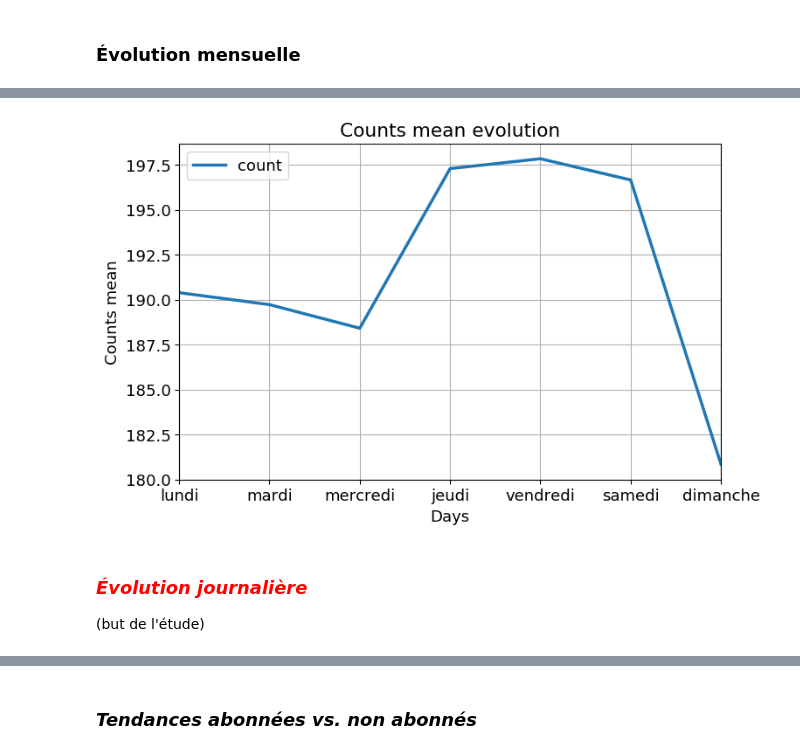
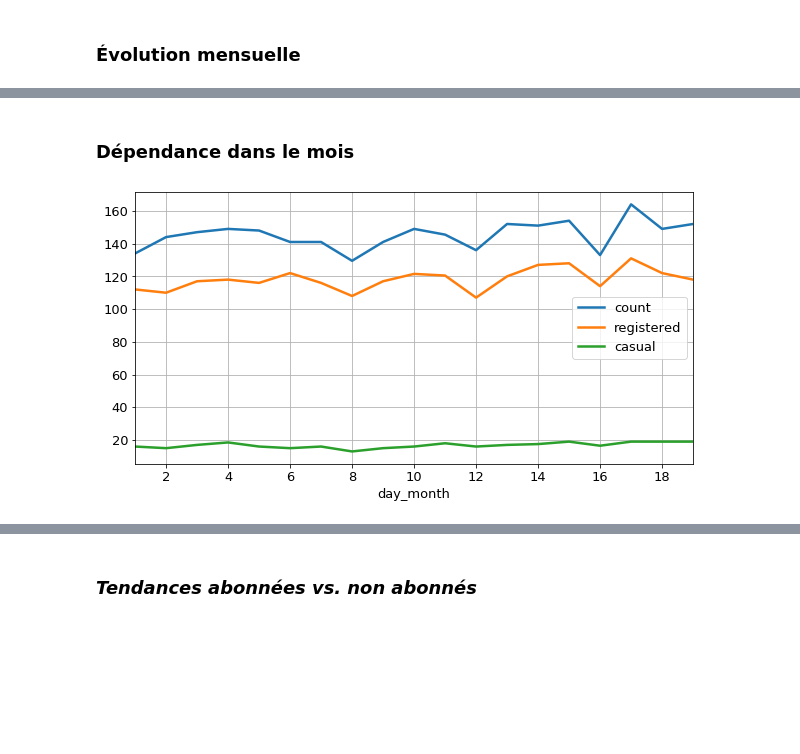
Before and after one commit to outinim/house_prices, a Jupyter notebook: bike_hours/predictions.ipynb, the cells around one changed output, grey strips where cells are left out. Saved outputs shown, nothing was run; the diff lists cells and outputs as text; code cells hidden in the pictures; blank space fills up the shorter version.

```diff
--- a/bike_hours/predictions.ipynb
+++ b/bike_hours/predictions.ipynb
@@ -463,0 +403,9 @@ with plt.rc_context(rc={'font.size':13}):
+# %%
+with plt.rc_context(rc={'font.size':13}):
+    fig, ax = plt.subplots(figsize=(10,5))
+    df.pivot_table(values='count', index='day', aggfunc='median').plot(ax=ax, lw=2.5)
+    df.pivot_table(values='registered', index='day', aggfunc='median').plot(ax=ax, lw=2.5)
+    df.pivot_table(values='casual', index='day', aggfunc='median').plot(ax=ax, lw=2.5)
+    ax.set(xlabel='Months', ylabel='Counts mean', title='Counts evolution',
+           xticklabels=days, xticks=np.arange(0,7))
+    ax.grid()
@@ -465,0 +417,28 @@ with plt.rc_context(rc={'font.size':13}):
+# %%
+# On groupe par température, humidité et vitesse du vent
+temp_cut = pd.cut(df['temp'], [0, 15, 40])
+humid_cut = pd.cut(df['humidity'], [0, 25, 55, 100])  # 25-55% idéal
+wind_cut = pd.cut(df['windspeed'], [0, 40, 50])
+
+with plt.rc_context(rc={'font.size':13}):
+    fig, ((ax0,ax1), (ax2,ax3), (ax4,ax5), (ax6,ax7)) = plt.subplots(4,2, figsize=(14,12),
+                                                                     tight_layout=True)
+    # Location partielles/totales par heure
+    df.pivot_table(values='count', index='hour', aggfunc='mean').plot(ax=ax0, lw=2.5)
+    df.pivot_table(values='registered', index='hour', aggfunc='mean').plot(ax=ax0, lw=2.5)
+    df.pivot_table(values='casual', index='hour', aggfunc='mean').plot(ax=ax0, lw=2.5)
+
+    # Autres catégories
+    df.pivot_table(values='count', index='hour', columns='season', aggfunc='median').plot(ax=ax1, lw=2.5)
+    df.pivot_table(values='count', index='hour', columns='holiday', aggfunc='median').plot(ax=ax2, lw=2.5)
+    df.pivot_table(values='count', index='hour', columns='weather', aggfunc='median').plot(ax=ax3, lw=2.5)
+    df.pivot_table(values='count', index='hour', columns='day', aggfunc='median').plot(ax=ax4, lw=2.5)
+    df.pivot_table(values='count', index='hour', columns=temp_cut, aggfunc='median').plot(ax=ax5, lw=2.5)
+    df.pivot_table(values='count', index='hour', columns=humid_cut, aggfunc='median').plot(ax=ax6, lw=2.5)
+    df.pivot_table(values='count', index='hour', columns=wind_cut, aggfunc='median').plot(ax=ax7, lw=2.5)
+
+    for ax in [ax0,ax1,ax2,ax3,ax4,ax5,ax6,ax7]:
+        ax.set(xticks=np.arange(0,26,2), ylim=[0, plt.ylim()[1]*1.1],
+               xlabel='Hours', ylabel='Counts mean')
+        ax.grid()
+    fig.suptitle('Counts mean evolution', fontsize=18, y=1.02)
@@ -466,12 +457,11 @@ with plt.rc_context(rc={'font.size':13}):
+# %% [markdown]
+### Dépendance dans le mois
 # %%
 with plt.rc_context(rc={'font.size':13}):
-    fig, ax = plt.subplots(figsize=(8,5))
-    df.pivot_table(values='count', index='day', aggfunc='mean').plot(ax=ax, lw=2.5)
-    ax.set(xlabel='Days', ylabel='Counts mean', title='Counts mean evolution',
-           xticklabels=days)
+    fig, ax = plt.subplots(figsize=(10,5))
+    df.pivot_table(values='count', index='day_month', aggfunc='median').plot(ax=ax, lw=2.5)
+    df.pivot_table(values='registered', index='day_month', aggfunc='median').plot(ax=ax, lw=2.5)
+    df.pivot_table(values='casual', index='day_month', aggfunc='median').plot(ax=ax, lw=2.5)
     ax.grid()
 # %% [output]
-[figure, old version]
+[figure, new version]
-# %% [markdown]
-### <font color='Red'>***Évolution journalière***</font>
-(but de l'étude)
```
Also changed, not shown: parts of 120 cells of this notebook.
